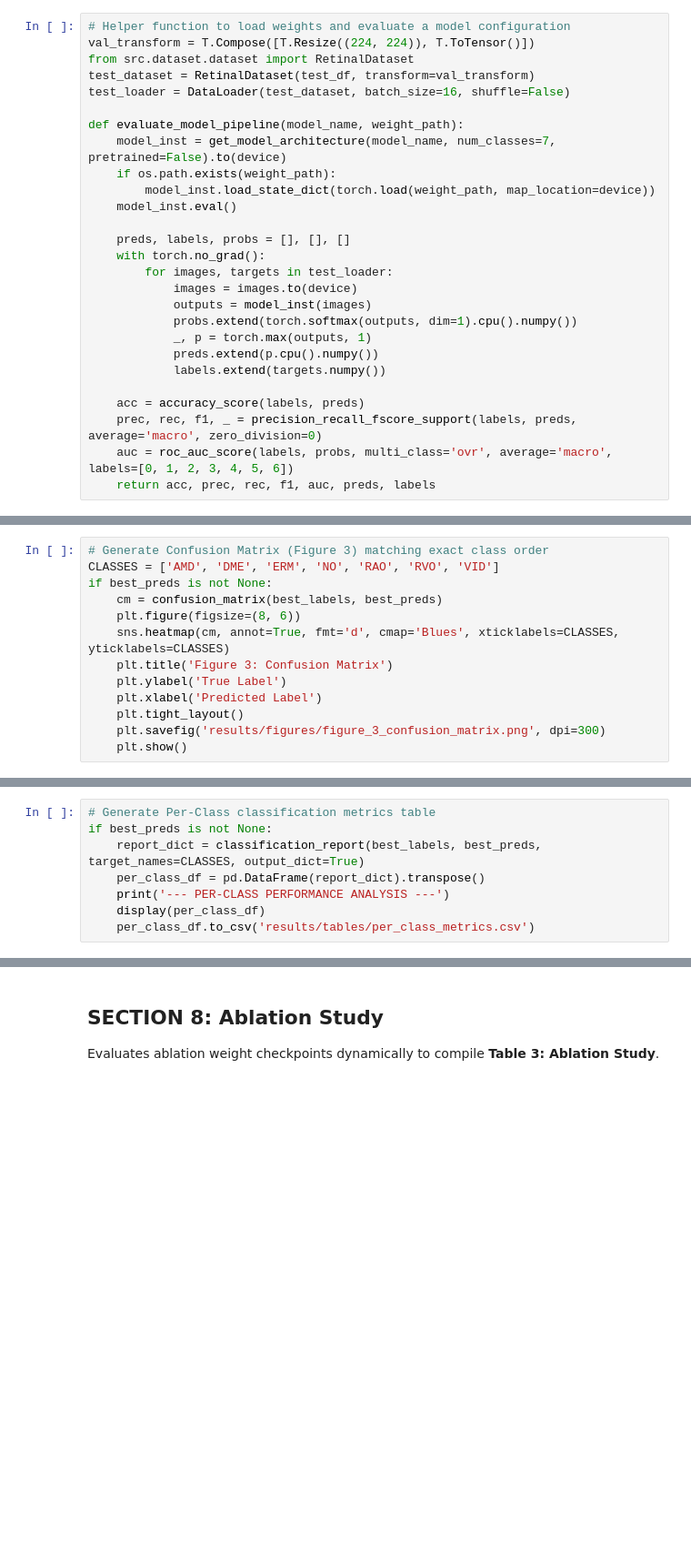
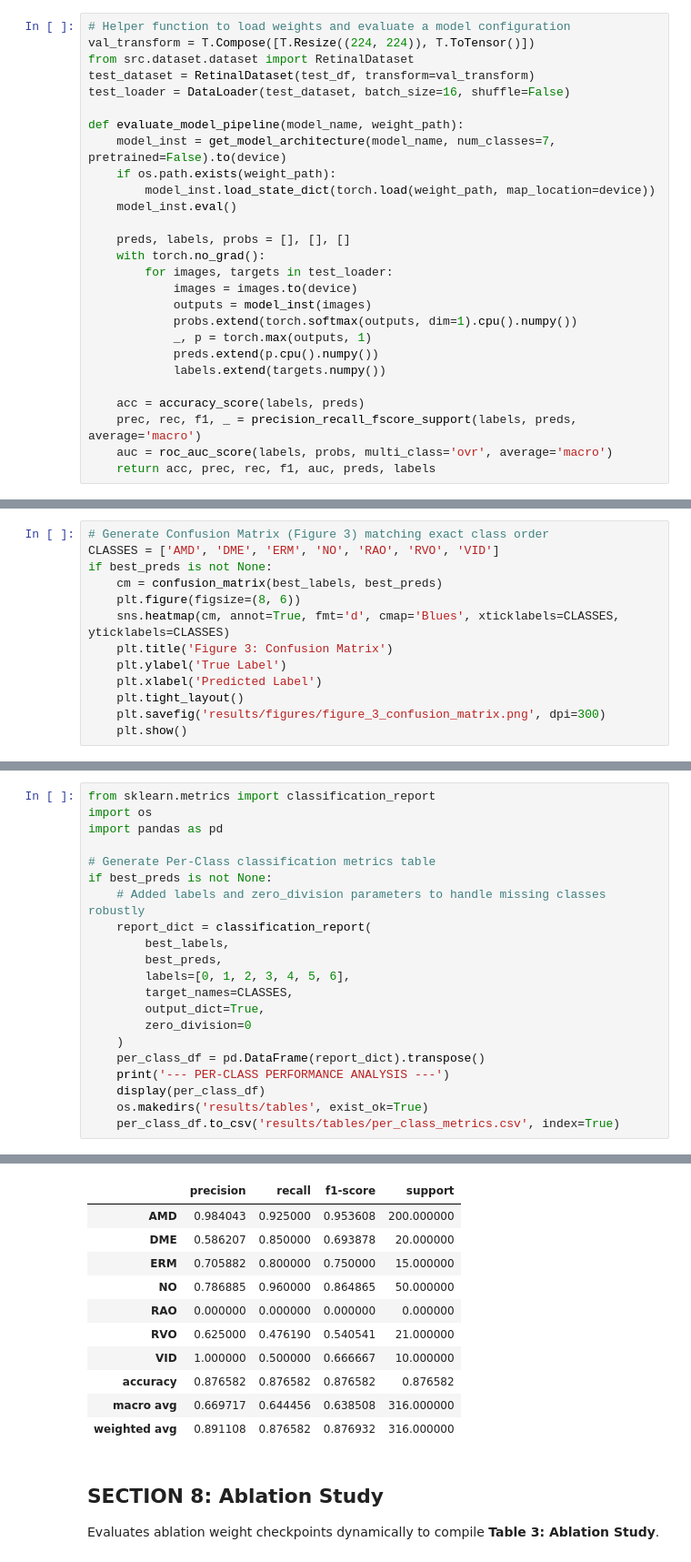
Before and after one commit to Gnanapravallika/retinal-oct-ae-resnet, a Jupyter notebook: AE_ResNet_Project.ipynb, the cells around one changed output, grey strips where cells are left out. Shown at 91% size. Saved outputs shown, nothing was run; the diff lists cells and outputs as text; blank space fills up the shorter version.

```diff
--- a/AE_ResNet_Project.ipynb
+++ b/AE_ResNet_Project.ipynb
@@ -244,6 +259,6 @@ def evaluate_model_pipeline(model_name, weight_path):
             labels.extend(targets.numpy())
 
     acc = accuracy_score(labels, preds)
-    prec, rec, f1, _ = precision_recall_fscore_support(labels, preds, average='macro', zero_division=0)
-    auc = roc_auc_score(labels, probs, multi_class='ovr', average='macro', labels=[0, 1, 2, 3, 4, 5, 6])
+    prec, rec, f1, _ = precision_recall_fscore_support(labels, preds, average='macro')
+    auc = roc_auc_score(labels, probs, multi_class='ovr', average='macro')
     return acc, prec, rec, f1, auc, preds, labels
@@ -293,8 +373,22 @@ if best_preds is not None:
 # %%
+from sklearn.metrics import classification_report
+import os
+import pandas as pd
+
 # Generate Per-Class classification metrics table
 if best_preds is not None:
-    report_dict = classification_report(best_labels, best_preds, target_names=CLASSES, output_dict=True)
+    # Added labels and zero_division parameters to handle missing classes robustly
+    report_dict = classification_report(
+        best_labels,
+        best_preds,
+        labels=[0, 1, 2, 3, 4, 5, 6],
+        target_names=CLASSES,
+        output_dict=True,
+        zero_division=0
+    )
     per_class_df = pd.DataFrame(report_dict).transpose()
     print('--- PER-CLASS PERFORMANCE ANALYSIS ---')
     display(per_class_df)
-    per_class_df.to_csv('results/tables/per_class_metrics.csv')
+    os.makedirs('results/tables', exist_ok=True)
+    per_class_df.to_csv('results/tables/per_class_metrics.csv', index=True)
+# %% [output]
@@ -301,3 +396,14 @@ if best_preds is not None:
+|  | precision | recall | f1-score | support |
+| AMD | 0.984043 | 0.925000 | 0.953608 | 200.000000 |
+| DME | 0.586207 | 0.850000 | 0.693878 | 20.000000 |
+| ERM | 0.705882 | 0.800000 | 0.750000 | 15.000000 |
+| NO | 0.786885 | 0.960000 | 0.864865 | 50.000000 |
+| RAO | 0.000000 | 0.000000 | 0.000000 | 0.000000 |
+| RVO | 0.625000 | 0.476190 | 0.540541 | 21.000000 |
+| VID | 1.000000 | 0.500000 | 0.666667 | 10.000000 |
+| accuracy | 0.876582 | 0.876582 | 0.876582 | 0.876582 |
+| macro avg | 0.669717 | 0.644456 | 0.638508 | 316.000000 |
+| weighted avg | 0.891108 | 0.876582 | 0.876932 | 316.000000 |
 # %% [markdown]
 ## SECTION 8: Ablation Study
 Evaluates ablation weight checkpoints dynamically to compile **Table 3: Ablation Study**.
```
Also changed, not shown: parts of 17 cells of this notebook.
